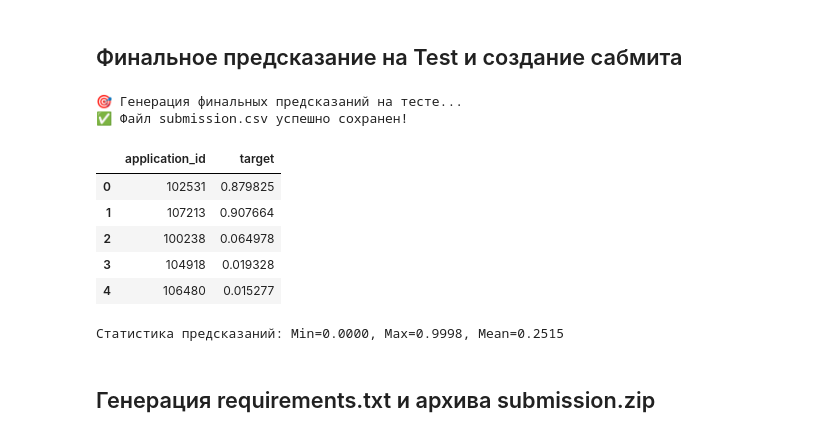
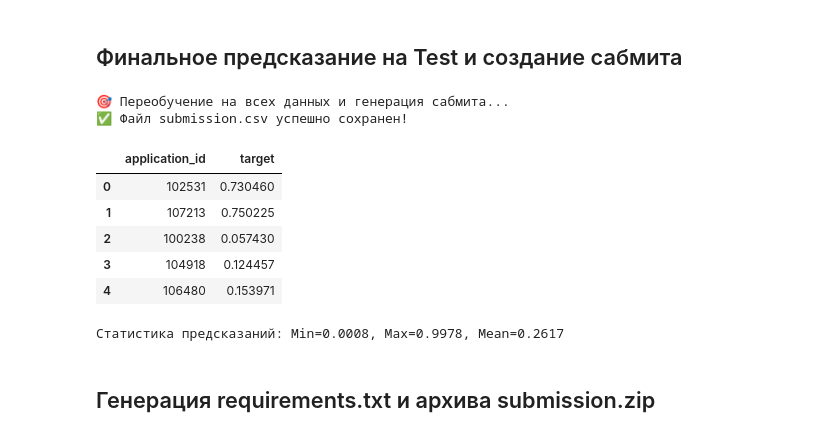
Before and after one commit to FAST-Technologies/Shift_ML_Tech_Task_2, a Jupyter notebook: notebooks/competition.ipynb, the cells around one changed output. Saved outputs shown, nothing was run; the diff lists cells and outputs as text; code cells hidden in the pictures.

```diff
--- a/notebooks/competition.ipynb
+++ b/notebooks/competition.ipynb
@@ -274,38 +308,40 @@ print(f"🏆 Ensemble Validation ROC-AUC: {ensemble_auc:.5f}")
 # %% [markdown]
 ## Финальное предсказание на Test и создание сабмита
-# %%
-print("\n🎯 Генерация финальных предсказаний на тесте...")
-
-# Переобучаем лучшую модель на всех данных train
-final_model = model_results['LightGBM']['model']
-final_model.fit(X_train, y_train)
-
-# Предсказание вероятностей
-test_predictions = final_model.predict_proba(X_test)[:, 1]
-
-# Формирование DataFrame
-submission = pd.DataFrame({
-    "application_id": test_ids,
-    "target": test_predictions
-})
-
-# Сохранение
-submission.to_csv(ROOT / "submission.csv", index=False)
-print("✅ Файл submission.csv успешно сохранен!")
-display(submission.head())
-
-# Проверка диапазона (ROC-AUC)
-print(f"\nСтатистика предсказаний: Min={test_predictions.min():.4f}, Max={test_predictions.max():.4f}, Mean={test_predictions.mean():.4f}")
-# %% [output]
-🎯 Генерация финальных предсказаний на тесте...
-✅ Файл submission.csv успешно сохранен!
-|  | application_id | target |
-| 0 | 102531 | 0.879825 |
-| 1 | 107213 | 0.907664 |
-| 2 | 100238 | 0.064978 |
-| 3 | 104918 | 0.019328 |
-| 4 | 106480 | 0.015277 |
-Статистика предсказаний: Min=0.0000, Max=0.9998, Mean=0.2515
+# %%
+print("\n🎯 Переобучение на всех данных и генерация сабмита...")
+
+# Переобучаем на всем трейне (CatBoost сам остановится по early stopping, если использовать полный датасет с валидацией,
+# но для простоты сабмита обучим на X_train_filtered)
+final_model.fit(
+    X_train_filtered, y_train,
+    cat_features=final_cat_cols,
+    verbose=False
+)
+
+# Предсказание вероятностей
+test_predictions = final_model.predict_proba(X_test_filtered)[:, 1]
+
+# Формирование DataFrame
+submission = pd.DataFrame({
+    "application_id": test_ids,
+    "target": test_predictions
+})
+
+submission.to_csv(ROOT / "submission.csv", index=False)
+print("✅ Файл submission.csv успешно сохранен!")
+display(submission.head())
+
+print(f"\nСтатистика предсказаний: Min={test_predictions.min():.4f}, Max={test_predictions.max():.4f}, Mean={test_predictions.mean():.4f}")
+# %% [output]
+🎯 Переобучение на всех данных и генерация сабмита...
+✅ Файл submission.csv успешно сохранен!
+|  | application_id | target |
+| 0 | 102531 | 0.730460 |
+| 1 | 107213 | 0.750225 |
+| 2 | 100238 | 0.057430 |
+| 3 | 104918 | 0.124457 |
+| 4 | 106480 | 0.153971 |
+Статистика предсказаний: Min=0.0008, Max=0.9978, Mean=0.2617
 # %% [markdown]
 ## Генерация requirements.txt и архива submission.zip
 # %%
```
Also changed, not shown: parts of 7 cells of this notebook, 10 other files.
